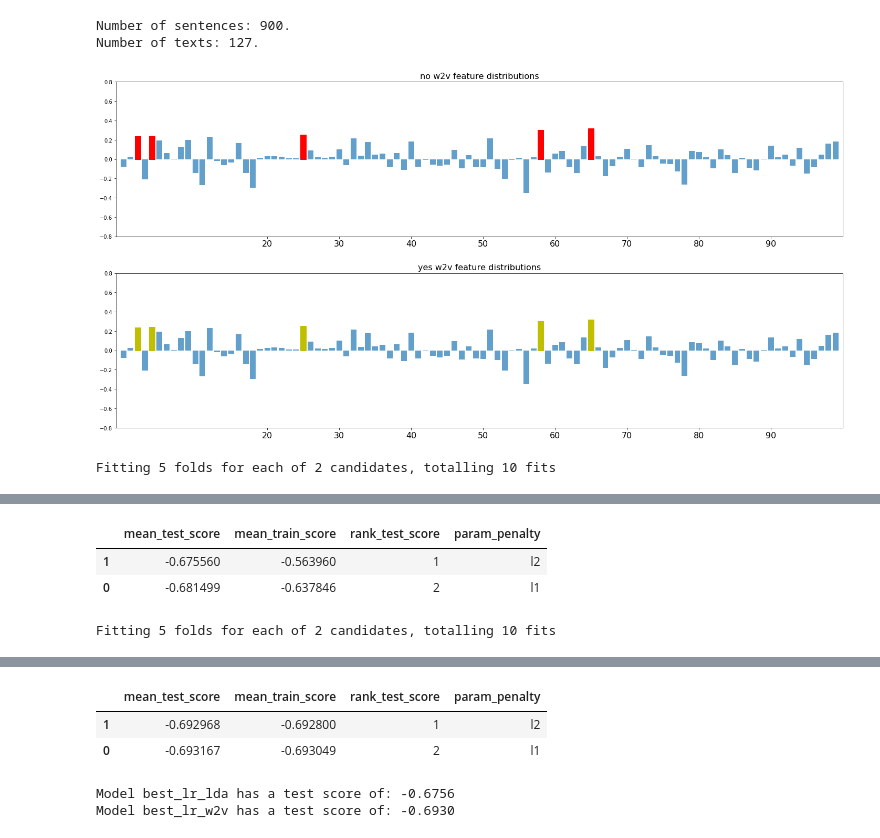
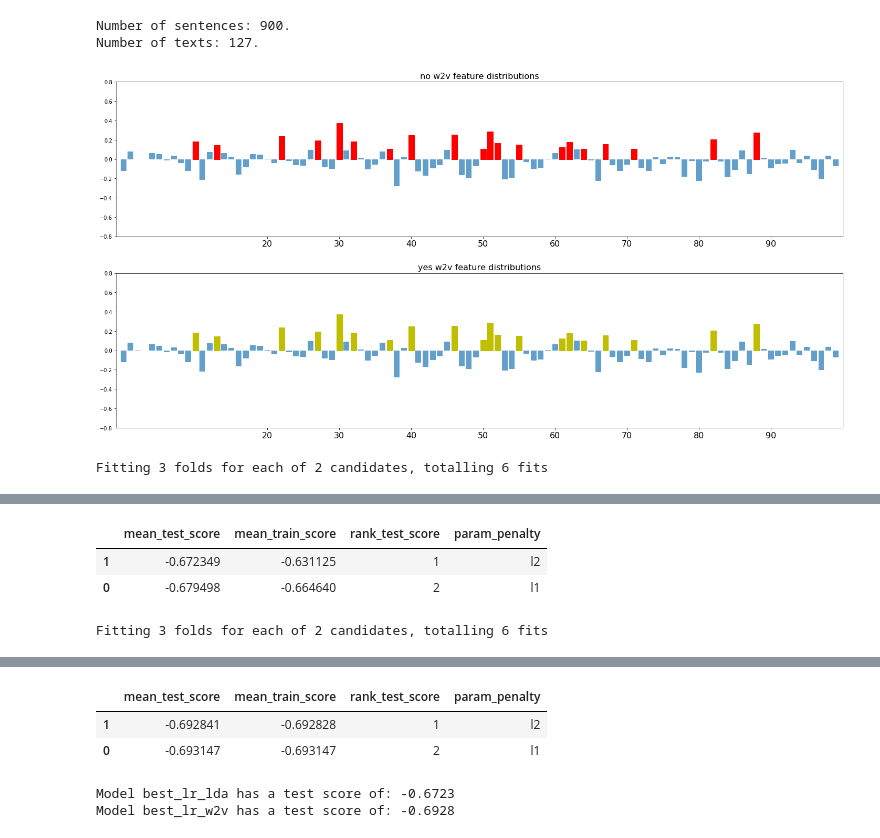
Before and after one commit to samanthajdalton/text_reviews, a Jupyter notebook: data_analysis.ipynb, the cells around one changed output, grey strips where cells are left out. Cells and saved outputs as stored; diff of their text form; code cells hidden in the pictures.

```diff
--- a/data_analysis.ipynb
+++ b/data_analysis.ipynb
@@ -167,0 +181,10 @@ data[data["review_score"]>0].groupby(['Type Of Traveller']).agg(['mean', 'count'
+# %%
+# Functions for Sentiment Analysis to be moved to an external file later
+
+from nltk.sentiment.vader import SentimentIntensityAnalyzer
+nltk.download('vader_lexicon')
+def sentiment_value(paragraph):
+    analyser = SentimentIntensityAnalyzer()
+    result = analyser.polarity_scores(paragraph)
+    score = result['compound']
+    return round(score,1)
@@ -167,0 +204,6 @@ data[data["review_score"]>0].groupby(['Type Of Traveller']).agg(['mean', 'count'
+# %%
+data['text_sentiment_score'] = data['review_text'].apply(lambda x: sentiment_value(x))
+#sanity check on recommended yes/no vs sentiment of text
+print(data.groupby('recommended')['text_sentiment_score'].mean())
+data.text_sentiment_score.value_counts().sort_index().plot.bar(color='c', figsize=(5, 5))
+#looks odd there are not many neutral reviews and quite a few positive texts
@@ -406,7 +474,7 @@ LDA  should give us some idea about the topics that appear
 
 corpus = data.bow
 
-num_topics = 50
+num_topics = 20
 #A multicore approach to decrease training time
 LDAmodel = LdaMulticore(corpus=corpus,
                         id2word=dictionary,
@@ -516,7 +591,7 @@ yes_w2v_distribution = data.loc[data.recommended == 1, 'w2v_features'].mean()
 # %%
 fig, [ax1,ax2] = plt.subplots(2,1,figsize=(20,10))
 
-nr_top_bars = 5
+nr_top_bars = 20
 
 ax1.set_title("no w2v feature distributions", fontsize=16)
 ax2.set_title("yes w2v feature distributions", fontsize=16)
@@ -536,8 +611,11 @@ for ax, distribution, color in zip([ax1,ax2], [no_w2v_distribution,yes_w2v_distr
     ax.set_ylim(-0.8,0.8)
 
 fig.tight_layout(h_pad=3.)
+
+
+####this plot looks suspicious, I need to investigate
 # %% [output]
-[figure, old version]
+[figure, new version]
 # %%
 label_encoder = LabelEncoder()
 
@@ -575,7 +653,7 @@ lr = LogisticRegression()
 
 param_grid = {'penalty': ['l1', 'l2']}
 
-best_lr_lda = get_cross_validated_model(lr, param_grid, X_train_lda, data.recommended)
+best_lr_lda = get_cross_validated_model(lr, param_grid, X_train_lda, data.recommended, 3)
 
 models['best_lr_lda'] = best_lr_lda
 
@@ -584,8 +662,8 @@ lr = LogisticRegression()
 
 param_grid = {'penalty': ['l1', 'l2']}
 
-best_lr_w2v = get_cross_validated_model(lr, param_grid, X_train_w2v, data.recommended)
+best_lr_w2v = get_cross_validated_model(lr, param_grid, X_train_w2v, data.recommended, 3)
 
 models['best_lr_w2v'] = best_lr_w2v
 # %% [output]
-Fitting 5 folds for each of 2 candidates, totalling 10 fits
+Fitting 3 folds for each of 2 candidates, totalling 6 fits
@@ -594,4 +672,4 @@ Fitting 5 folds for each of 2 candidates, totalling 10 fits
 |  | mean_test_score | mean_train_score | rank_test_score | param_penalty |
-| 1 | -0.675560 | -0.563960 | 1 | l2 |
-| 0 | -0.681499 | -0.637846 | 2 | l1 |
+| 1 | -0.672349 | -0.631125 | 1 | l2 |
+| 0 | -0.679498 | -0.664640 | 2 | l1 |
-Fitting 5 folds for each of 2 candidates, totalling 10 fits
+Fitting 3 folds for each of 2 candidates, totalling 6 fits
@@ -600,9 +678,9 @@ Fitting 5 folds for each of 2 candidates, totalling 10 fits
 |  | mean_test_score | mean_train_score | rank_test_score | param_penalty |
-| 1 | -0.692968 | -0.692800 | 1 | l2 |
-| 0 | -0.693167 | -0.693049 | 2 | l1 |
+| 1 | -0.692841 | -0.692828 | 1 | l2 |
+| 0 | -0.693147 | -0.693147 | 2 | l1 |
 # %%
 for name, model in models.items():
     print("Model {} has a test score of: {:0.4f}".format(name, float(model.best_score_)))
 # %% [output]
-Model best_lr_lda has a test score of: -0.6756
-Model best_lr_w2v has a test score of: -0.6930
+Model best_lr_lda has a test score of: -0.6723
+Model best_lr_w2v has a test score of: -0.6928
```
Also changed, not shown: parts of 21 cells of this notebook.
